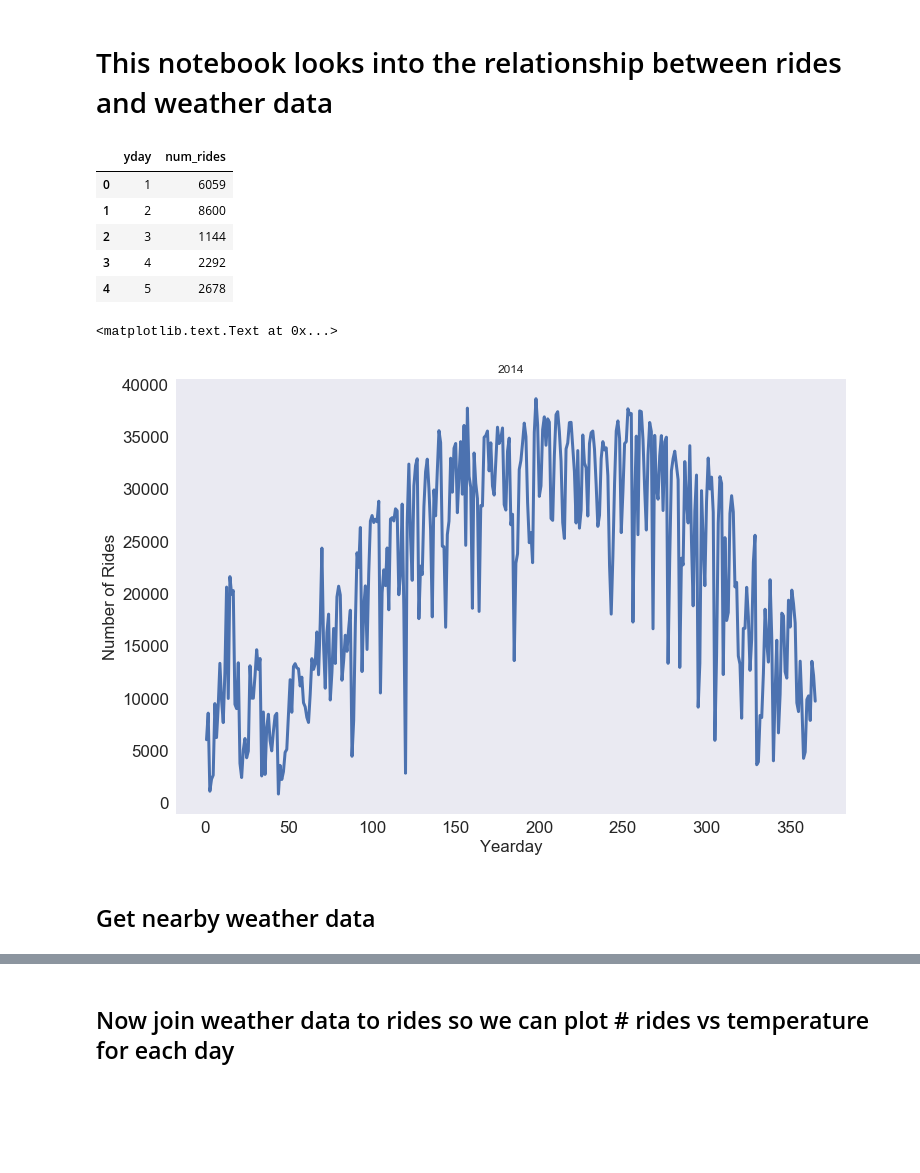
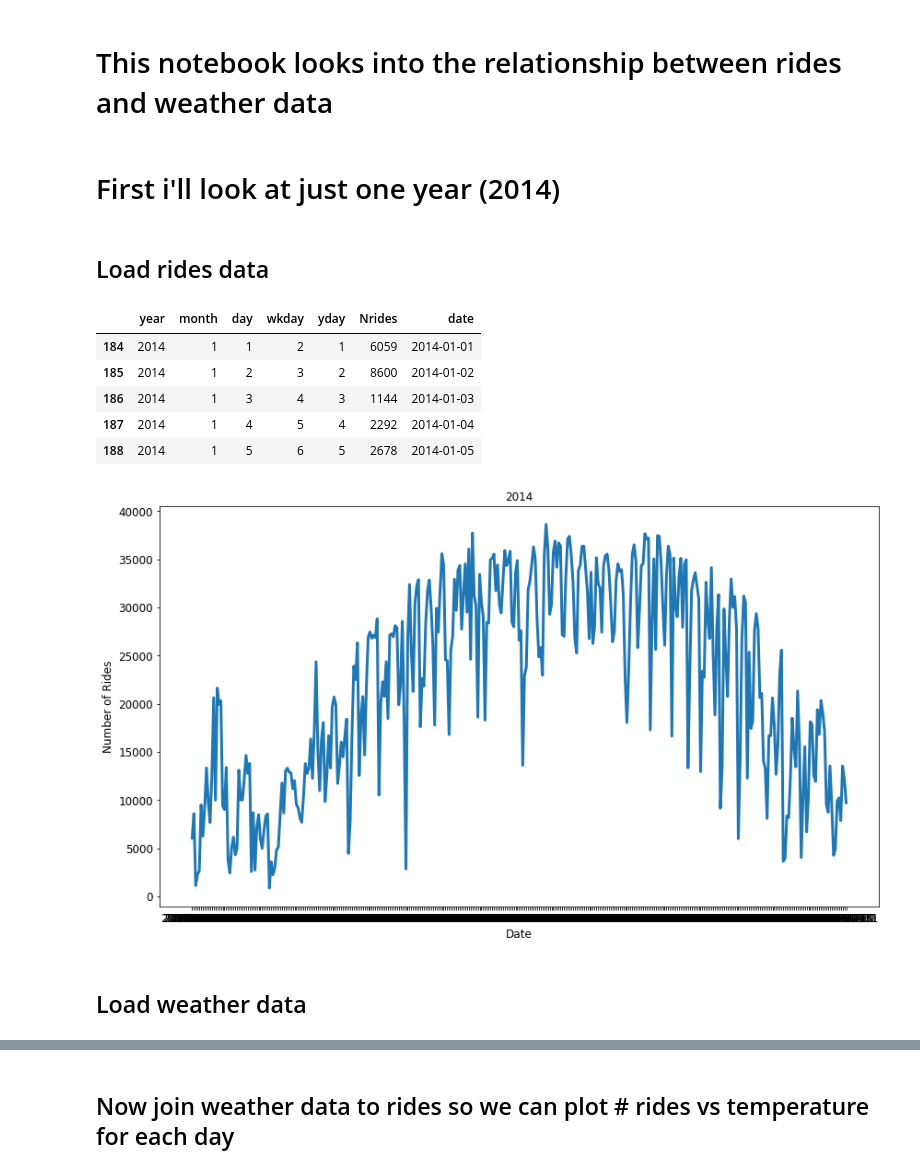
Before and after one commit to andypicke/NYC_citibike, a Jupyter notebook: weather_vs_rides.ipynb, the cells around one changed output, grey strips where cells are left out. Drawn from its saved outputs; the diff is of its cells as text; code cells hidden in the pictures; blank space fills up the shorter version.

```diff
--- a/weather_vs_rides.ipynb
+++ b/weather_vs_rides.ipynb
@@ -17,27 +18,35 @@ con1 = sqlite3.connect('data/citibike_database.db3')
 con2 = sqlite3.connect('data/nyc_weather.db3')
+# %% [markdown]
+# First i'll look at just one year (2014)
+# %% [markdown]
+## Load rides data
 # %%
+# Number of rides each yday
 year = 2014
-rides = pd.read_sql_query("SELECT yday,count(*) as num_rides FROM rides WHERE year=? GROUP BY yday",con1,params=[year])
+#rides = pd.read_sql_query("SELECT yday,count(*) as num_rides FROM rides WHERE year=? GROUP BY yday",con1,params=[year])
+
+rides = pd.read_csv('data/TotalRidesGroupedByDate.csv')
+rides = rides.loc[rides.year==2014]
 rides.head()
 # %% [output]
-|  | yday | num_rides |
-| 0 | 1 | 6059 |
-| 1 | 2 | 8600 |
-| 2 | 3 | 1144 |
-| 3 | 4 | 2292 |
-| 4 | 5 | 2678 |
+|  | year | month | day | wkday | yday | Nrides | date |
+| 184 | 2014 | 1 | 1 | 2 | 1 | 6059 | 2014-01-01 |
+| 185 | 2014 | 1 | 2 | 3 | 2 | 8600 | 2014-01-02 |
+| 186 | 2014 | 1 | 3 | 4 | 3 | 1144 | 2014-01-03 |
+| 187 | 2014 | 1 | 4 | 5 | 4 | 2292 | 2014-01-04 |
+| 188 | 2014 | 1 | 5 | 6 | 5 | 2678 | 2014-01-05 |
 # %%
-plt.figure(figsize=(12,8))
-plt.plot(rides.yday, rides.num_rides)
-plt.grid();
-plt.xlabel('Yearday')
-plt.ylabel('Number of Rides');
-plt.title(str(year))
+# Plot number of rides vs yday
+plt.figure(figsize=(14,8))
+plt.plot(rides.date, rides.Nrides)
+#plt.grid();
+plt.xlabel('Date')
+plt.ylabel('Number of Rides')
+plt.title(str(year));
 # %% [output]
-<matplotlib.text.Text at 0x...>
-[figure, old version]
+[figure, new version]
 # %% [markdown]
-## Get nearby weather data
+## Load weather data
 # %%
 wea = pd.read_sql_query("SELECT * FROM temps WHERE year=?",con2,params=[year])
 wea['date'] = pd.to_datetime(wea.date)
```
Also changed, not shown: parts of 40 cells of this notebook, 4 other files.
